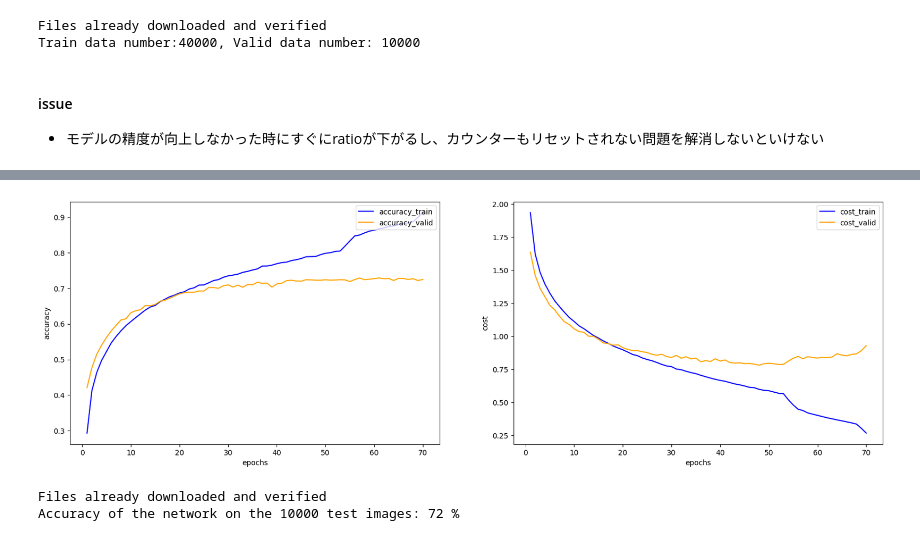
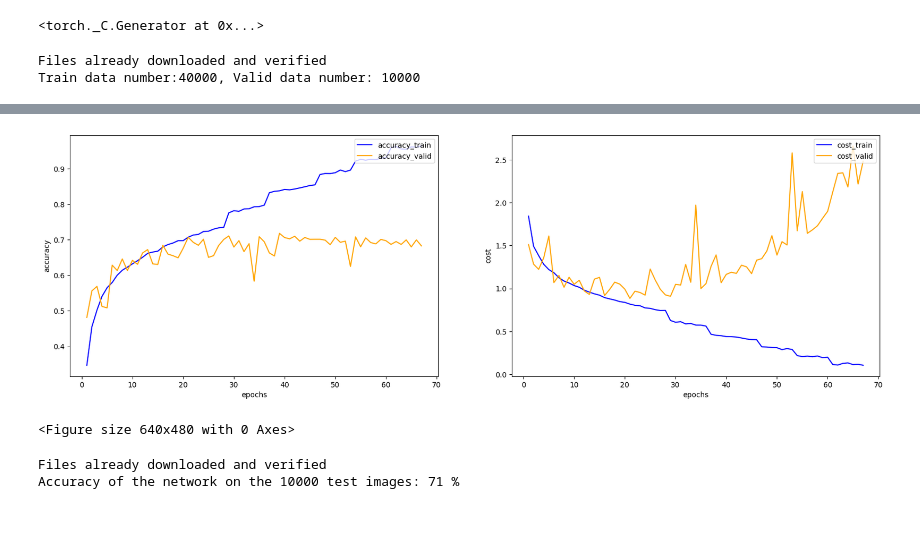
Before and after one commit to maoya23/deep-learning, a Jupyter notebook: neurogenesis/gradually_increase.ipynb, the cells around one changed output, grey strips where cells are left out. Saved outputs shown, nothing was run; the diff lists cells and outputs as text; code cells hidden in the pictures.

```diff
--- a/neurogenesis/gradually_increase.ipynb
+++ b/neurogenesis/gradually_increase.ipynb
@@ -16,9 +16,16 @@ from sklearn.metrics import accuracy_score
 config={
     'BatchSize':128,
     'seed':42,
-    'n_epochs' : 70,
-    'lr' : 0.0001
+    'n_epochs' : 100,
+    'lr' : 0.01
 }
+
+torch.cuda.manual_seed_all(config['seed'])
+torch.manual_seed(config['seed'])
+
+#ここで固定しておかないとgenesisモデルで毎回違う乱数が生成される
+# %% [output]
+<torch._C.Generator at 0x...>
 # %%
 
 trainval_dataset = datasets.CIFAR10('data/cifar10', train=True,download=True,transform=transforms.ToTensor())
@@ -47,9 +54,6 @@ print("Train data number:{}, Valid data number: {}".format(len(train_dataset), l
 # %% [output]
 Files already downloaded and verified
 Train data number:40000, Valid data number: 10000
-# %% [markdown]
-#### issue
-- モデルの精度が向上しなかった時にすぐにratioが下がるし、カウンターもリセットされない問題を解消しないといけない
 # %%
 
 class Bio_genesis(nn.Module):
@@ -118,12 +127,12 @@ class NeurogenesisModel(nn.Module):
         self.bn2=nn.BatchNorm2d(64)
         self.av2=nn.ReLU()
         self.pool2=nn.AvgPool2d(2)                  # 13x13x64 -> 6x6x64
-        self.conv3=nn.Conv2d(64, 128, 3)            # 6x6x64 -> 4x4x128
-        self.bn3=nn.BatchNorm2d(128)
-        self.av3=nn.ReLU()
-        self.pool3=nn.AvgPool2d(2)                  # 4x4x128 -> 2x2x128
+        #self.conv3=nn.Conv2d(64, 128, 3)            # 6x6x64 -> 4x4x128
+        #self.bn3=nn.BatchNorm2d(128)
+        #self.av3=nn.ReLU()
+        #self.pool3=nn.AvgPool2d(2)                  # 4x4x128 -> 2x2x128
         self.flatten=nn.Flatten()
-        self.fc1=nn.Linear(2*2*128, 256)
+        self.fc1=nn.Linear(2304, 256)
         self.relu=nn.ReLU()
         self.genesis=genesis
         self.fc2=nn.Linear(256, 10)
@@ -141,10 +150,10 @@ class NeurogenesisModel(nn.Module):
         x=self.bn2(x)
         x=self.av2(x)
         x=self.pool2(x)
-        x=self.conv3(x)
-        x=self.bn3(x)
-        x=self.av3(x)
-        x=self.pool3(x)
+        #x=self.conv3(x)
+        #x=self.bn3(x)
+        #x=self.av3(x)
+        #x=self.pool3(x)
         x=self.flatten(x)
         x=self.fc1(x)
         x=self.relu(x)
@@ -227,7 +236,7 @@ for epoch in range(config['n_epochs']):
 
     genesis.update(val_acc/n_val, model)
 
-    print('EPOCH: {}, Train [Loss: {:.3f}, Accuracy: {:.3f}], Valid [Loss: {:.3f}, Accuracy: {:.3f}],ratio:{:.3f}]'.format(
+    print('EPOCH: {}, Train [Loss: {:.3f}, Accuracy: {:.3f}], Valid [Loss: {:.3f}, Accuracy: {:.3f}],ratio:{:.3f}]\n'.format(
         epoch+1,
         np.mean(losses_train),
         acc_train/n_train,
@@ -236,7 +245,9 @@ for epoch in range(config['n_epochs']):
         genesis.ratio,
     ))
 
-
+    if genesis.increase:
+        print('Early stopping !')
+        break
 
 model = genesis.load_checkpoint(model)
 
@@ -265,5 +276,8 @@ ax2.set_ylabel(yl2)
 ax1.legend(loc = 'upper right')
 ax2.legend(loc = 'upper right')
 
+
 plt.show()
+
+plt.savefig('graph/neurogenesis.png')
 # %% [output]
@@ -287,7 +301,8 @@ Loading model from last checkpoint with validation accuracy 0.729000
-[figure, old version]
+[figure, new version]
+<Figure size 640x480 with 0 Axes>
 # %%
 import torchvision
-testset = torchvision.datasets.CIFAR10(root='./data', train=False, download=True, transform=transforms.ToTensor() )
+testset = torchvision.datasets.CIFAR10(root='data', train=False, download=True, transform=transforms.ToTensor() )
 testloader = torch.utils.data.DataLoader(testset, batch_size=4, shuffle=True, num_workers=2)
 
 correct = 0
@@ -303,4 +318,4 @@ with torch.no_grad():
 print('Accuracy of the network on the 10000 test images: %d %%' % (100 * correct / total))
 # %% [output]
 Files already downloaded and verified
-Accuracy of the network on the 10000 test images: 72 %
+Accuracy of the network on the 10000 test images: 71 %
```
Also changed, not shown: parts of 5 cells of this notebook, 1 other file.
